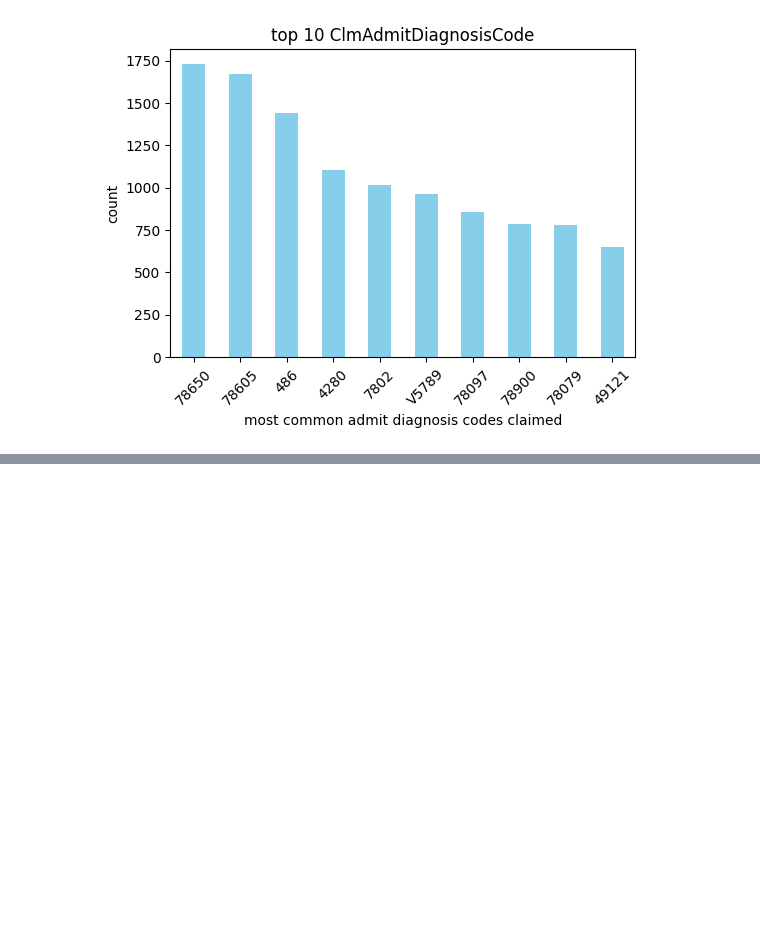
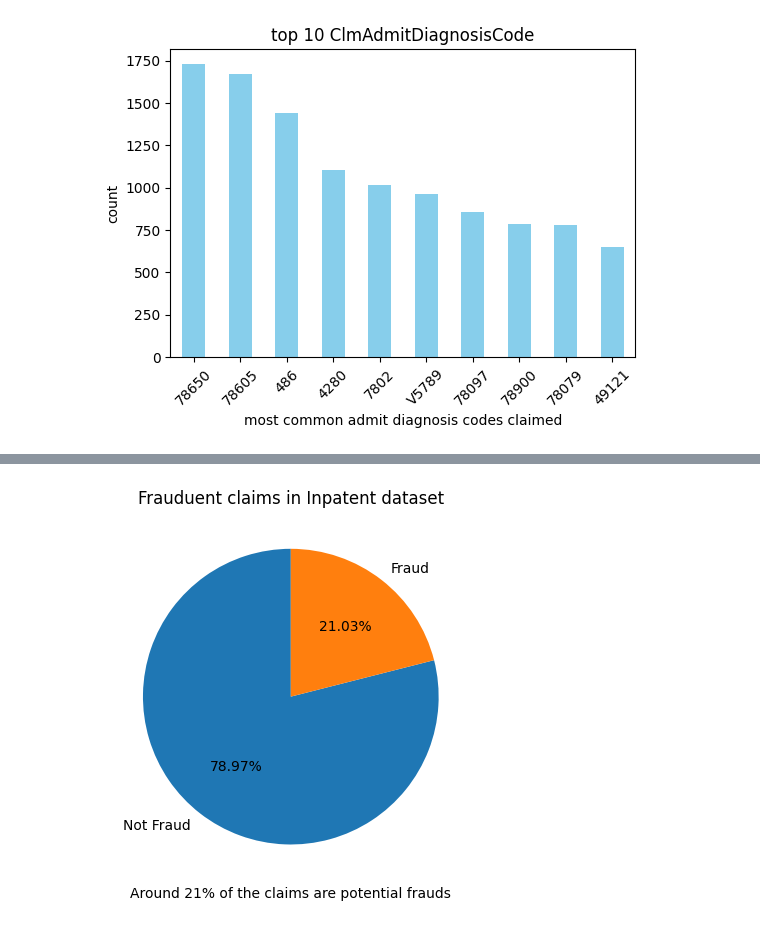
Before and after one commit to ChTomer/MyCapstone, a Jupyter notebook: HealthCareFraudProjectPitch/2inpatiant.ipynb, the cells around one changed output, grey strips where cells are left out. Saved outputs shown, nothing was run; the diff lists cells and outputs as text; code cells hidden in the pictures; blank space fills up the shorter version.

Commit message:
start to groupby Provider

```diff
--- a/HealthCareFraudProjectPitch/2inpatiant.ipynb
+++ b/HealthCareFraudProjectPitch/2inpatiant.ipynb
@@ -540,5 +540,6 @@ df.sample()
 # %%
 df['NumDaysHospitalize'] = df['DischargeDt'] - df['AdmissionDt']
+df['NumDaysHospitalize'] = df['NumDaysHospitalize'].dt.days
 # %%
 
 hospitalize = df['NumDaysHospitalize'].value_counts().reset_index().sort_values(by='NumDaysHospitalize')
@@ -699,0 +715,3 @@ plt.show()
+# %%
+inpatient_and_train = df.merge(train_df, on='Provider', how='left')
+inpatient_and_train.head()
@@ -699,0 +725,3 @@ plt.show()
+# %%
+test1= inpatient_and_train.groupby('Provider')['PotentialFraud'].value_counts().reset_index()
+test1
@@ -699,0 +742,11 @@ plt.show()
+# %%
+plt.pie(test1['PotentialFraud'].value_counts(),
+        labels=['Not Fraud', 'Fraud'],
+        autopct='%1.2f%%', textprops={},
+        startangle=90
+        )
+plt.title('Frauduent claims in Inpatent dataset')
+plt.xlabel('Around 21% of the claims are potential frauds')
+plt.show()
+# %% [output]
+[figure, added]
```
Also changed, not shown: parts of 11 cells of this notebook, 2 other files.
